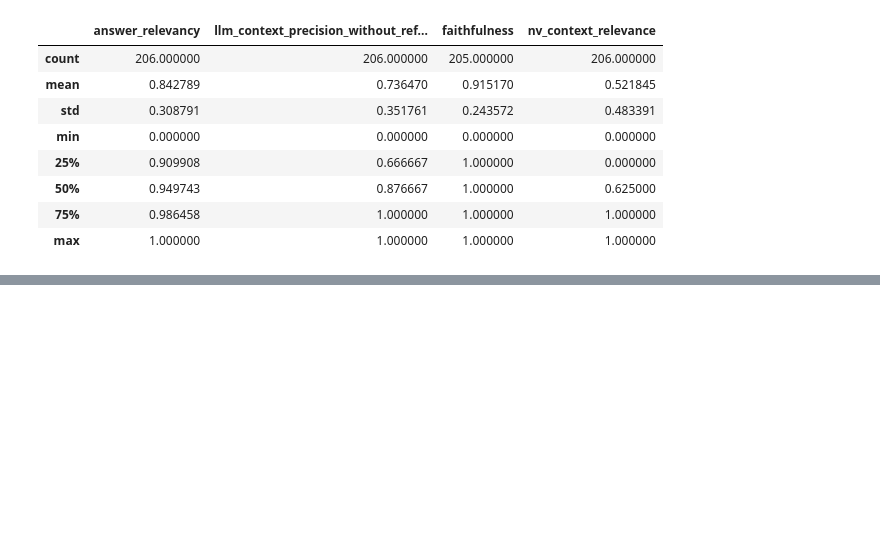
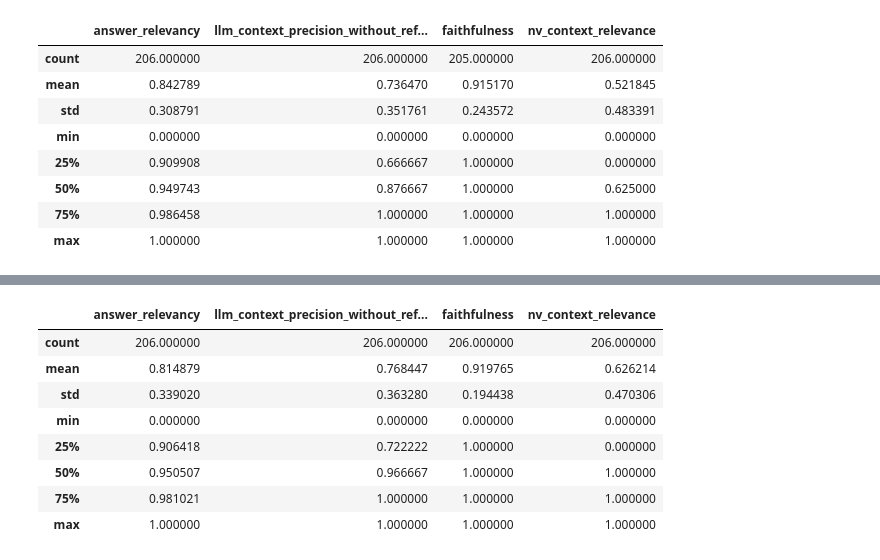
Before and after one commit to ivanarena/dreamplan-ai-financial-advisor, a Jupyter notebook: experiment/evaluation.ipynb, the cells around one changed output, grey strips where cells are left out. Drawn from its saved outputs; the diff is of its cells as text; code cells hidden in the pictures; blank space fills up the shorter version.

```diff
--- a/experiment/evaluation.ipynb
+++ b/experiment/evaluation.ipynb
@@ -14,0 +82,2 @@ dispatching = await evaluate_dispatching()
+# %%
+dense_rag = await evaluate_dense_rag()
@@ -73,0 +225,12 @@ rag_df[rag_df.isna().any(axis=1)]
+# %%
+dense_rag.describe()
+# %% [output]
+|  | answer_relevancy | llm_context_precision_without_ref... | faithfulness | nv_context_relevance |
+| count | 206.000000 | 206.000000 | 206.000000 | 206.000000 |
+| mean | 0.814879 | 0.768447 | 0.919765 | 0.626214 |
+| std | 0.339020 | 0.363280 | 0.194438 | 0.470306 |
+| min | 0.000000 | 0.000000 | 0.000000 | 0.000000 |
+| 25% | 0.906418 | 0.722222 | 1.000000 | 0.000000 |
+| 50% | 0.950507 | 0.966667 | 1.000000 | 1.000000 |
+| 75% | 0.981021 | 1.000000 | 1.000000 | 1.000000 |
+| max | 1.000000 | 1.000000 | 1.000000 | 1.000000 |
```
Also changed, not shown: parts of 4 cells of this notebook, 6 other files.
